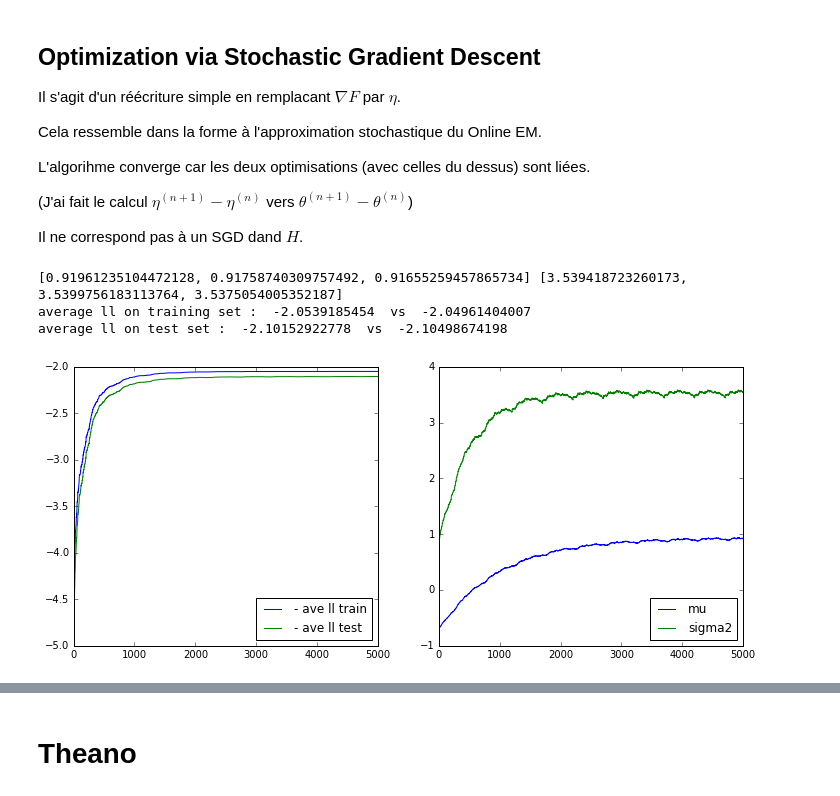
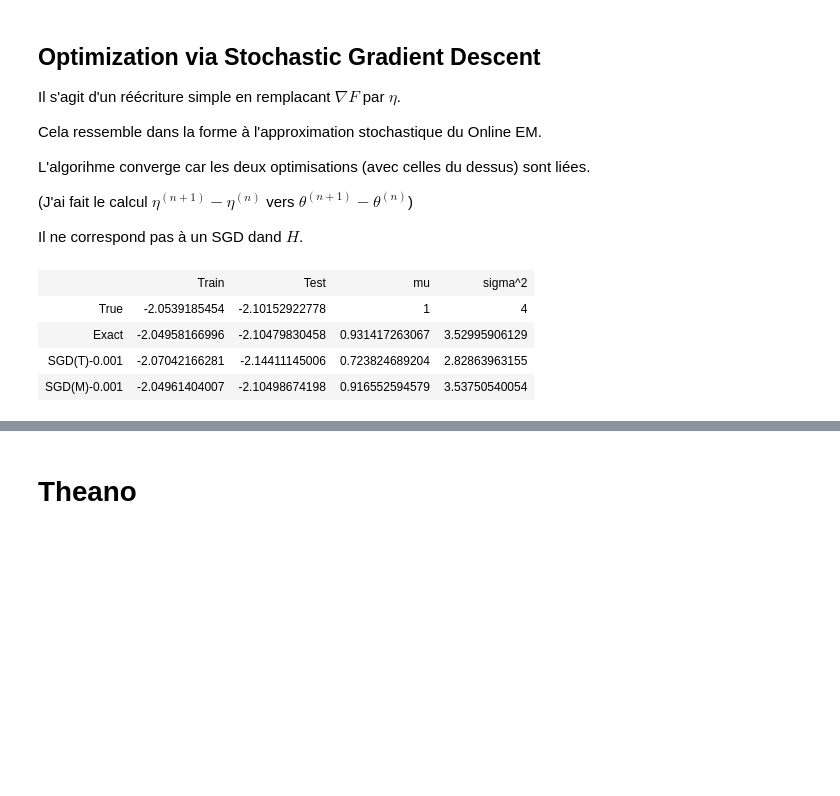
Before and after one commit to christophesaintjean/christophesaintjean.github.io, a Jupyter notebook: Python/Optimization with univariate gaussian.ipynb, the cells around one changed output, grey strips where cells are left out. Cells and saved outputs as stored; diff of their text form; code cells hidden in the pictures; blank space fills up the shorter version.

```diff
--- a/Python/Optimization with univariate gaussian.ipynb
+++ b/Python/Optimization with univariate gaussian.ipynb
@@ -150,4 +246,12 @@ print('average ll on training set : ',
 print('average ll on test set : ',
       ave_ll(mu_true, sigma2_true, Xtest), ' vs ',
       ave_ll(pt_stat[0], pt_stat[1], Xtest))
+gradF_pt_stat_1 = np.cumsum([s_1(x) for x in Xt]) / np.arange(1,Nt+1)
+gradF_pt_stat_2 = np.cumsum([s_2(x) for x in Xt]) / np.arange(1,Nt+1)
+mu_list = gradF_pt_stat_1
+sig_list = -gradF_pt_stat_1**2 -gradF_pt_stat_2
+ave_ll_train = [ave_ll(mu, sig, Xt) for mu,sig in zip(mu_list, sig_list)]
+ave_ll_test = [ave_ll(mu, sig, Xtest) for mu,sig in zip(mu_list, sig_list)]
+this_result = [ave_ll_train, ave_ll_test, mu_list, sig_list, 'Exact']
+results.append(this_result)
 # %% [output]
@@ -282,20 +385,9 @@ for __ in range(epochs):
-# %%
-fig, axes = plt.subplots(nrows=1, ncols=2, figsize=(12, 5))
-axes[0].plot(ave_ll_list_train, label='- ave ll train')
-axes[0].plot(ave_ll_list_test, label='- ave ll test')
-axes[0].legend(loc=4)
-axes[1].plot(mu_list, label='mu')
-axes[1].plot(sig_list, label = 'sigma2')
-axes[1].legend(loc=4)
-print(mu_list[-3:], sig_list[-3:])
-print('average ll on training set : ',
-      ave_ll(mu_true, sigma2_true, Xt), ' vs ',
-      ave_ll(mu_est, sigma2_est, Xt))
-print('average ll on test set : ',
-      ave_ll(mu_true, sigma2_true, Xtest), ' vs ',
-      ave_ll(mu_est, sigma2_est, Xtest))
-# %% [output]
-[0.91961235104472128, 0.91758740309757492, 0.91655259457865734] [3.539418723260173, 3.5399756183113764, 3.5375054005352187]
-average ll on training set :  -2.0539185454  vs  -2.04961404007
-average ll on test set :  -2.10152922778  vs  -2.10498674198
-[figure, removed]
+# %%
+#disp_results([this_result])
+disp_results(results)
+# %% [output]
+|  | Train | Test | mu | sigma^2 |
+| True | -2.0539185454 | -2.10152922778 | 1 | 4 |
+| Exact | -2.04958166996 | -2.10479830458 | 0.931417263067 | 3.52995906129 |
+| SGD(T)-0.001 | -2.07042166281 | -2.14411145006 | 0.723824689204 | 2.82863963155 |
+| SGD(M)-0.001 | -2.04961404007 | -2.10498674198 | 0.916552594579 | 3.53750540054 |
```
Also changed, not shown: parts of 32 cells of this notebook.
